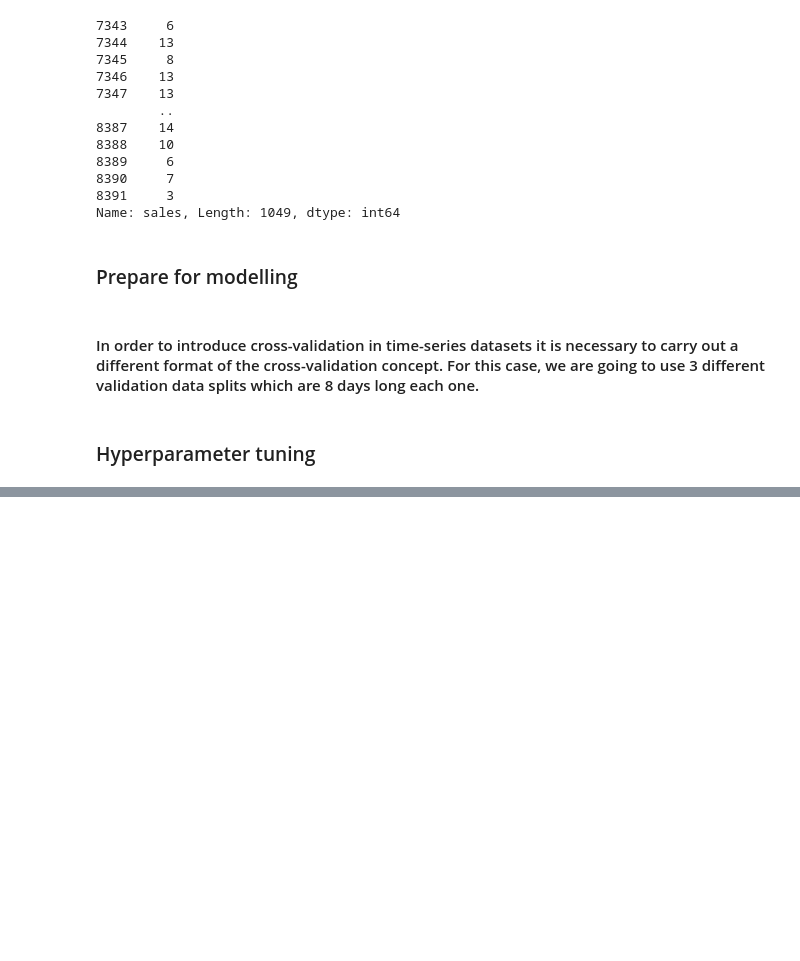
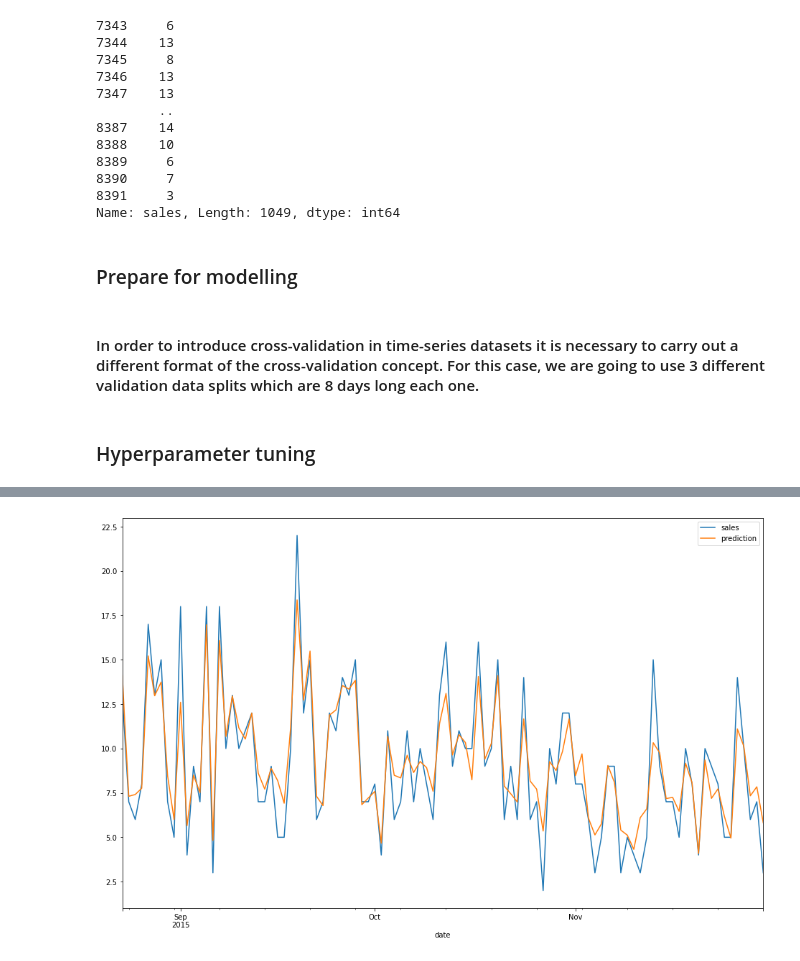
Before and after one commit to luis-cj/data-science-forecasting-food-retailer, a Jupyter notebook: notebooks/06_Modelling.ipynb, the cells around one changed output, grey strips where cells are left out. Saved outputs shown, nothing was run; the diff lists cells and outputs as text; code cells hidden in the pictures; blank space fills up the shorter version.

Commit message:
applied modelling for one product in one store
pending to proceed with all products and all stores

```diff
--- a/notebooks/06_Modelling.ipynb
+++ b/notebooks/06_Modelling.ipynb
@@ -94,0 +102,12 @@ grid = [    {"algorithm": [HistGradientBoostingRegressor()],
+# %%
+random_search = RandomizedSearchCV(estimator = pipe,
+                                   param_distributions = grid,
+                                   n_iter = 25,
+                                   cv = time_cv,
+                                   scoring = "neg_mean_absolute_error",
+                                   verbose = 0,
+                                   n_jobs = -1)
+
+model = random_search.fit(x[var_model], y)
+
+pd.DataFrame(random_search.cv_results_).sort_values(by="rank_test_score")
@@ -94,0 +117,7 @@ grid = [    {"algorithm": [HistGradientBoostingRegressor()],
+# %%
+# Get the best model from the random search
+final_model = model.best_estimator_.fit(x[var_model],y)
+# %%
+# Predict the sales with the final model for the given product
+prediction = final_model.predict(x[var_model])
+prediction
@@ -94,0 +127,4 @@ grid = [    {"algorithm": [HistGradientBoostingRegressor()],
+# %%
+# Create dataframe concatenating the actual value and the predictions
+temp = pd.concat([x["date"].reset_index(drop=True), y.reset_index(drop=True), pd.Series(prediction, name="prediction")], axis=1).set_index("date")
+temp
@@ -94,0 +146,4 @@ grid = [    {"algorithm": [HistGradientBoostingRegressor()],
+# %%
+temp.tail(100).plot(figsize = (16,10));
+# %% [output]
+[figure, added]
```
Also changed, not shown: parts of 8 cells of this notebook.
